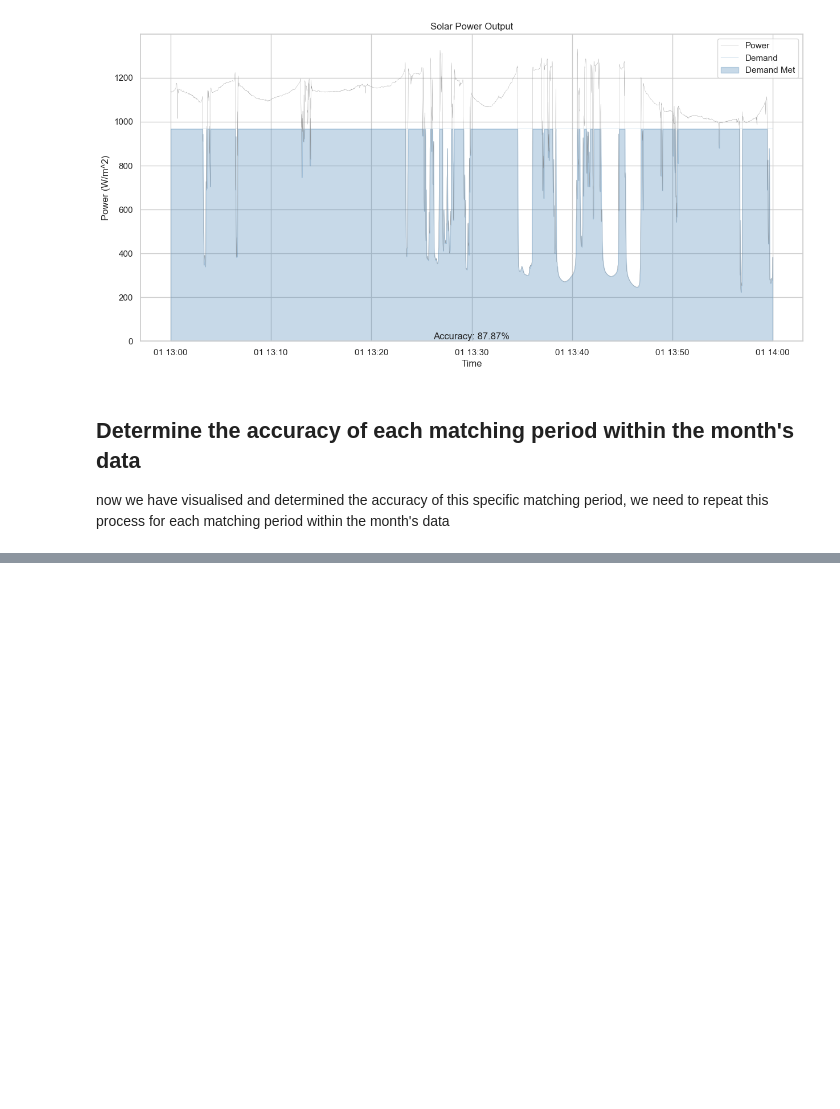
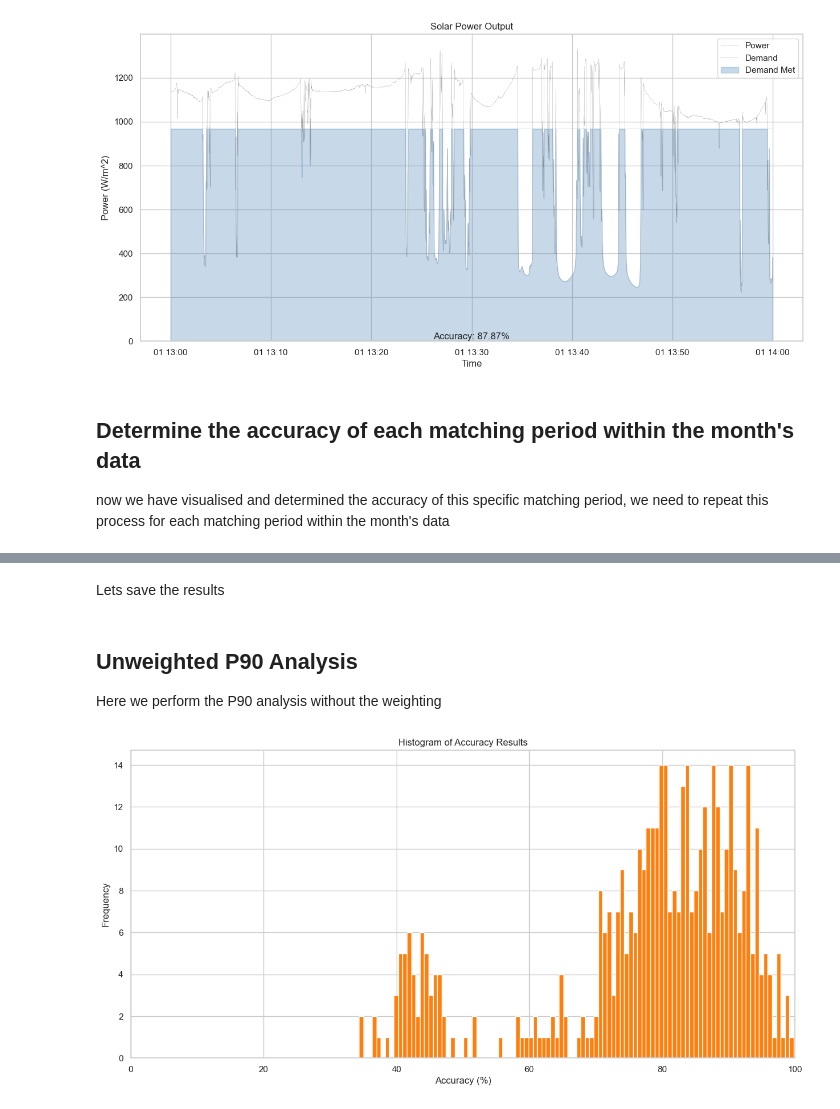
Before and after one commit to tennisnuts/P90-Explainer, a Jupyter notebook: P90-analysis-walkthrough.ipynb, the cells around one changed output, grey strips where cells are left out. Saved outputs shown, nothing was run; the diff lists cells and outputs as text; code cells hidden in the pictures; blank space fills up the shorter version.

Commit message:
finalised P90 analysis on weighted and unweighted

```diff
--- a/P90-analysis-walkthrough.ipynb
+++ b/P90-analysis-walkthrough.ipynb
@@ -186,0 +246,2 @@ Matching Period: 1:00:00
+# %% [markdown]
+Lets save the results
@@ -186,0 +252,15 @@ Matching Period: 1:00:00
+# %% [markdown]
+## Unweighted P90 Analysis
+
+Here we perform the P90 analysis without the weighting
+# %%
+# let us plot a histogram of the unweighted accuracy results
+fig, ax = plt.subplots(figsize=(15,7))
+ax.hist(results['accuracy'], bins=100, color='tab:orange')
+ax.set_xlabel('Accuracy (%)')
+ax.set_ylabel('Frequency')
+ax.set_title('Histogram of Accuracy Results')
+ax.set_xlim(0,100)
+plt.show()
+# %% [output]
+[figure, added]
```
Also changed, not shown: parts of 11 cells of this notebook.
